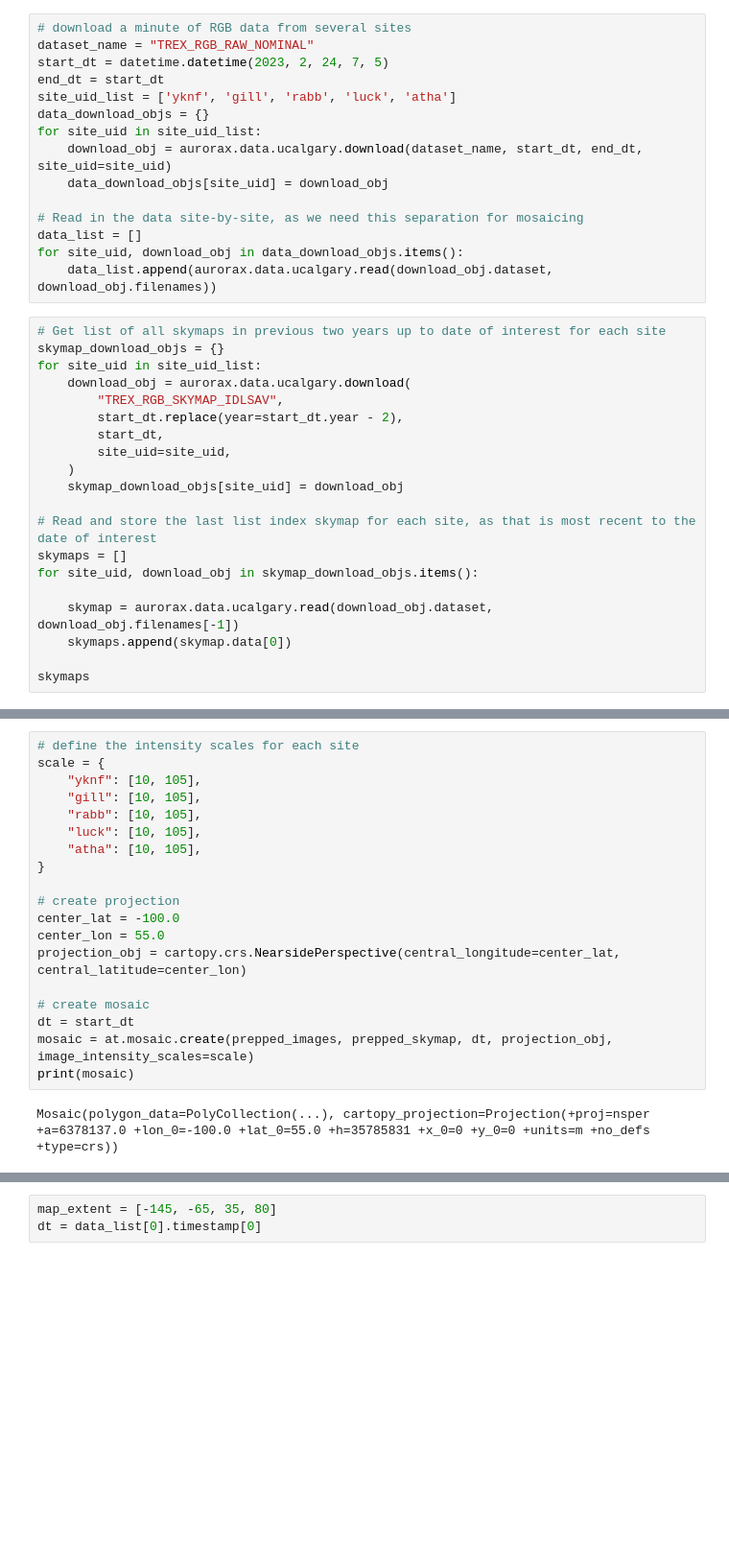
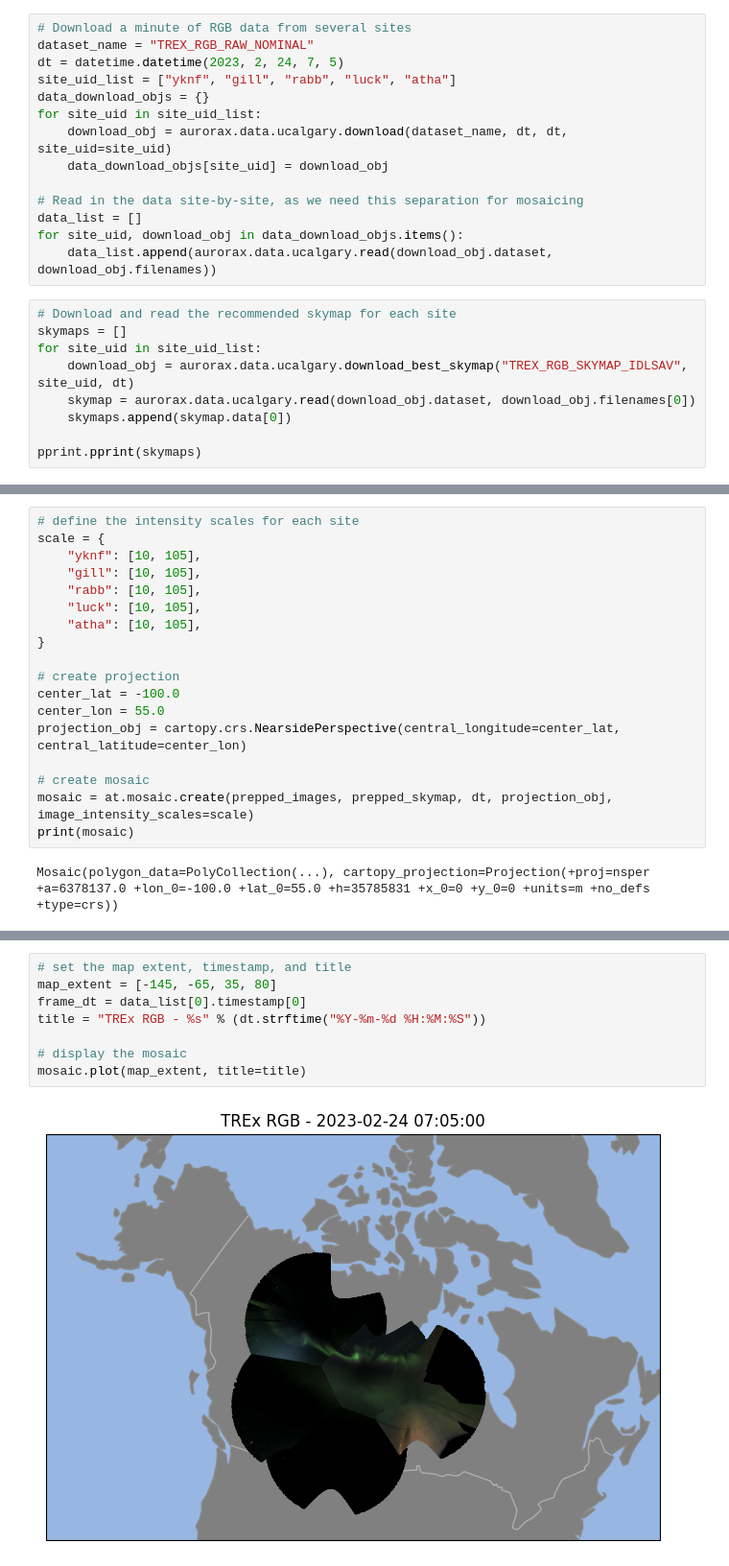
Before and after one commit to aurorax-space/pyaurorax, a Jupyter notebook: examples/notebooks/tools/add_contours_to_mosaic.ipynb, the cells around one changed output, grey strips where cells are left out. Shown at 96% size. Cells and saved outputs as stored; diff of their text form; blank space fills up the shorter version.

```diff
--- a/examples/notebooks/tools/add_contours_to_mosaic.ipynb
+++ b/examples/notebooks/tools/add_contours_to_mosaic.ipynb
@@ -9,14 +16,13 @@ at = aurorax.tools
 # %% [markdown]
 ### **Step 1: Create a Mosaic Object**
 # %%
-# download a minute of RGB data from several sites
+# Download a minute of RGB data from several sites
 dataset_name = "TREX_RGB_RAW_NOMINAL"
-start_dt = datetime.datetime(2023, 2, 24, 7, 5)
-end_dt = start_dt
-site_uid_list = ['yknf', 'gill', 'rabb', 'luck', 'atha']
+dt = datetime.datetime(2023, 2, 24, 7, 5)
+site_uid_list = ["yknf", "gill", "rabb", "luck", "atha"]
 data_download_objs = {}
 for site_uid in site_uid_list:
-    download_obj = aurorax.data.ucalgary.download(dataset_name, start_dt, end_dt, site_uid=site_uid)
+    download_obj = aurorax.data.ucalgary.download(dataset_name, dt, dt, site_uid=site_uid)
     data_download_objs[site_uid] = download_obj
 
 # Read in the data site-by-site, as we need this separation for mosaicing
@@ -24,25 +30,14 @@ data_list = []
 for site_uid, download_obj in data_download_objs.items():
     data_list.append(aurorax.data.ucalgary.read(download_obj.dataset, download_obj.filenames))
 # %%
-# Get list of all skymaps in previous two years up to date of interest for each site
-skymap_download_objs = {}
+# Download and read the recommended skymap for each site
+skymaps = []
 for site_uid in site_uid_list:
-    download_obj = aurorax.data.ucalgary.download(
-        "TREX_RGB_SKYMAP_IDLSAV",
-        start_dt.replace(year=start_dt.year - 2),
-        start_dt,
-        site_uid=site_uid,
-    )
-    skymap_download_objs[site_uid] = download_obj
-
-# Read and store the last list index skymap for each site, as that is most recent to the date of interest
-skymaps = []
-for site_uid, download_obj in skymap_download_objs.items():
-
-    skymap = aurorax.data.ucalgary.read(download_obj.dataset, download_obj.filenames[-1])
+    download_obj = aurorax.data.ucalgary.download_best_skymap("TREX_RGB_SKYMAP_IDLSAV", site_uid, dt)
+    skymap = aurorax.data.ucalgary.read(download_obj.dataset, download_obj.filenames[0])
     skymaps.append(skymap.data[0])
 
-skymaps
+pprint.pprint(skymaps)
 # %% [output]
 [Skymap(project_uid=rgb, site_uid=yknf, imager_uid=rgb-08, site_map_latitude=62.519848, site_map_longitude=245.686966, ...),
  Skymap(project_uid=rgb, site_uid=gill, imager_uid=rgb-04, site_map_latitude=56.376724, site_map_longitude=265.356323, ...),
@@ -71,7 +66,6 @@ center_lon = 55.0
 projection_obj = cartopy.crs.NearsidePerspective(central_longitude=center_lat, central_latitude=center_lon)
 
 # create mosaic
-dt = start_dt
 mosaic = at.mosaic.create(prepped_images, prepped_skymap, dt, projection_obj, image_intensity_scales=scale)
 print(mosaic)
 # %% [output]
@@ -81,3 +73,10 @@ Mosaic(polygon_data=PolyCollection(...), cartopy_projection=Projection(+proj=nsp
-# %%
-map_extent = [-145, -65, 35, 80]
-dt = data_list[0].timestamp[0]
+# %%
+# set the map extent, timestamp, and title
+map_extent = [-145, -65, 35, 80]
+frame_dt = data_list[0].timestamp[0]
+title = "TREx RGB - %s" % (dt.strftime("%Y-%m-%d %H:%M:%S"))
+
+# display the mosaic
+mosaic.plot(map_extent, title=title)
+# %% [output]
+[figure, added]
```
Also changed, not shown: parts of 9 cells of this notebook.
